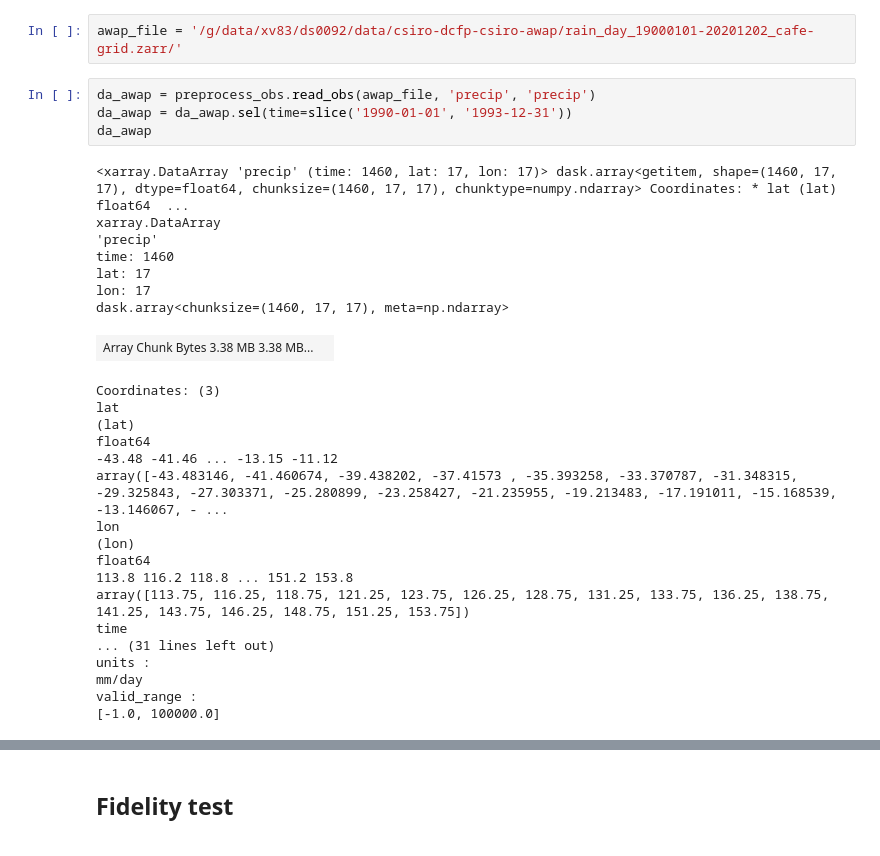
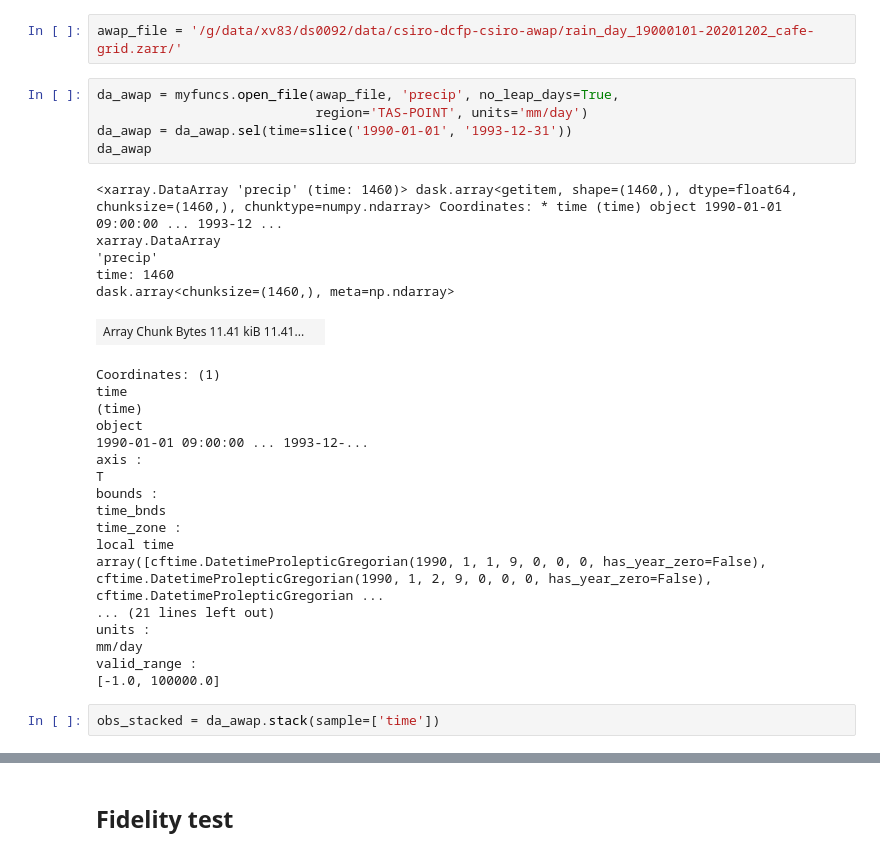
Before and after one commit to AusClimateService/unseen, a Jupyter notebook: fidelity.ipynb, the cells around one changed output, grey strips where cells are left out. Cells and saved outputs as stored; diff of their text form.

```diff
--- a/fidelity.ipynb
+++ b/fidelity.ipynb
@@ -158,32 +117,33 @@ def stack_super_ensemble(ds, period, super_ensemble_dims=('init_date','ensemble'
 # %%
 awap_file = '/g/data/xv83/ds0092/data/csiro-dcfp-csiro-awap/rain_day_19000101-20201202_cafe-grid.zarr/'
 # %%
-da_awap = preprocess_obs.read_obs(awap_file, 'precip', 'precip')
+da_awap = myfuncs.open_file(awap_file, 'precip', no_leap_days=True,
+                            region='TAS-POINT', units='mm/day')
 da_awap = da_awap.sel(time=slice('1990-01-01', '1993-12-31'))
 da_awap
 # %% [output]
-<xarray.DataArray 'precip' (time: 1460, lat: 17, lon: 17)> dask.array<getitem, shape=(1460, 17, 17), dtype=float64, chunksize=(1460, 17, 17), chunktype=numpy.ndarray> Coordinates: * lat (lat) float64  ...
+<xarray.DataArray 'precip' (time: 1460)> dask.array<getitem, shape=(1460,), dtype=float64, chunksize=(1460,), chunktype=numpy.ndarray> Coordinates: * time (time) object 1990-01-01 09:00:00 ... 1993-12 ...
 xarray.DataArray
 'precip'
 time: 1460
-lat: 17
-lon: 17
-dask.array<chunksize=(1460, 17, 17), meta=np.ndarray>
+dask.array<chunksize=(1460,), meta=np.ndarray>
-| Array Chunk Bytes 3.38 MB 3.38 MB... |  |
+| Array Chunk Bytes 11.41 kiB 11.41... |  |
-Coordinates: (3)
-lat
-(lat)
-float64
--43.48 -41.46 ... -13.15 -11.12
-array([-43.483146, -41.460674, -39.438202, -37.41573 , -35.393258, -33.370787, -31.348315, -29.325843, -27.303371, -25.280899, -23.258427, -21.235955, -19.213483, -17.191011, -15.168539, -13.146067, - ...
-lon
-(lon)
-float64
-113.8 116.2 118.8 ... 151.2 153.8
-array([113.75, 116.25, 118.75, 121.25, 123.75, 126.25, 128.75, 131.25, 133.75, 136.25, 138.75, 141.25, 143.75, 146.25, 148.75, 151.25, 153.75])
+Coordinates: (1)
 time
-... (31 lines left out)
+(time)
+object
+1990-01-01 09:00:00 ... 1993-12-...
+axis :
+T
+bounds :
+time_bnds
+time_zone :
+local time
+array([cftime.DatetimeProlepticGregorian(1990, 1, 1, 9, 0, 0, 0, has_year_zero=False), cftime.DatetimeProlepticGregorian(1990, 1, 2, 9, 0, 0, 0, has_year_zero=False), cftime.DatetimeProlepticGregorian ...
+... (21 lines left out)
 units :
 mm/day
 valid_range :
 [-1.0, 100000.0]
+# %%
+obs_stacked = da_awap.stack(sample=['time'])
```
Also changed, not shown: parts of 14 cells of this notebook.
